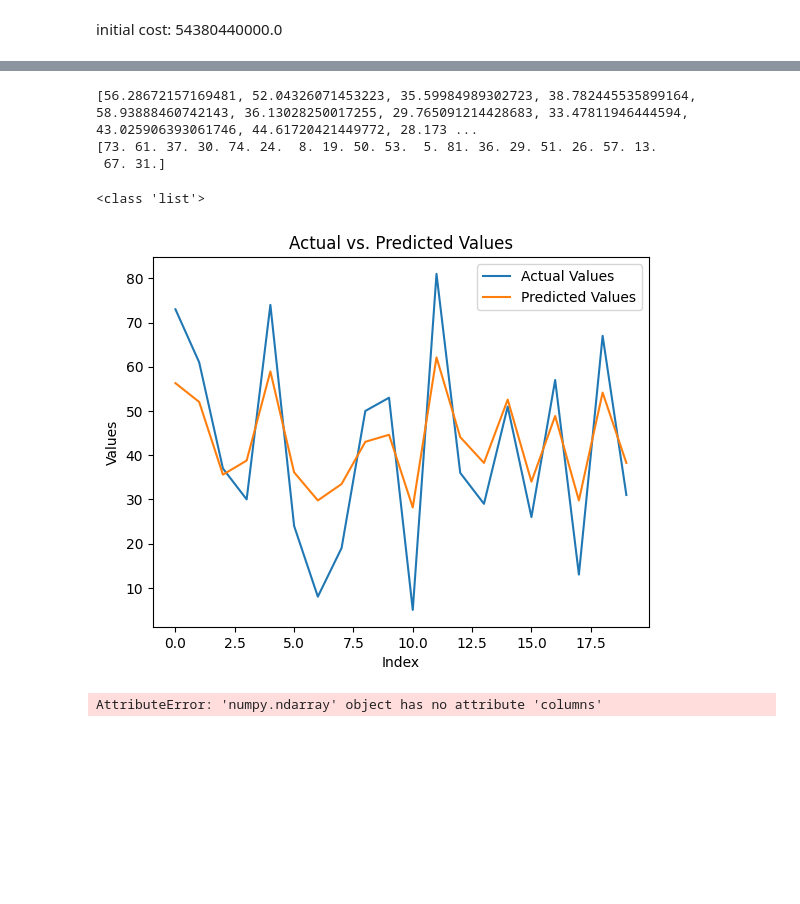
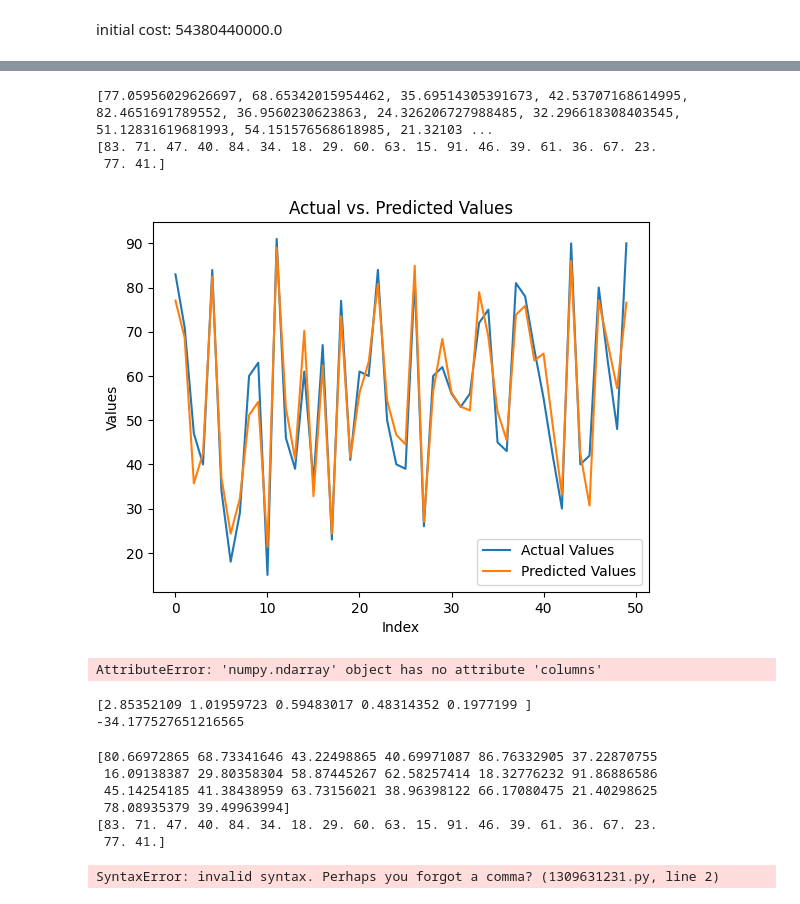
Before and after one commit to AkhlaqAltaf/TrainingToFirnasStds, a Jupyter notebook: lecture5/mult-l-reg-own-f(Hamad).ipynb, the cells around one changed output, grey strips where cells are left out. Cells and saved outputs as stored; diff of their text form; code cells hidden in the pictures; blank space fills up the shorter version.

```diff
--- a/lecture5/mult-l-reg-own-f(Hamad).ipynb
+++ b/lecture5/mult-l-reg-own-f(Hamad).ipynb
@@ -21,3 +21,6 @@ from sklearn.preprocessing import LabelEncoder
 le = LabelEncoder()
 # %%
 df["Extracurricular Activities"] = le.fit_transform(df["Extracurricular Activities"])
+# %%
+means = df.drop(columns=['Performance Index']).mean().tolist()
+means
@@ -148,6 +167,6 @@ print(calculate_cost([200],[100]))
 # %%
 w=np.ones(len(X[0]))
-b =0
+b =-30.82249999999999
 print(b)
 print(w)
 
@@ -162,13 +181,16 @@ def predict(Xt,w,b):
 
 def improve(X_train,ya,w,b):
     lr=0.0001
-    for i in range(10000):
+    for i in range(1000):
 
         yp =predict(X_train,w,b)
+        yn =sum(yp)/len(yp)
         cost = calculate_cost(ya=ya,yp=yp)
+        n=len(yp)
 
-        b +=lr*cost
-        w =[w+lr*cost for w in w]
+        b +=lr*cost-((yn-X_train.mean())/(n))
+        w =[w+lr*cost*2*mean for w,mean in zip(w,means)]
+        # w =[x+lr*cost for x in w]
         print(cost)
 
     return (cost,w,b)
@@ -250,30 +258,31 @@ error
 print(prediction[:20])
 print(y_train[:20])
 # %% [output]
-[56.28672157169481, 52.04326071453223, 35.59984989302723, 38.782445535899164, 58.93888460742143, 36.13028250017255, 29.765091214428683, 33.47811946444594, 43.025906393061746, 44.61720421449772, 28.173 ...
-[73. 61. 37. 30. 74. 24.  8. 19. 50. 53.  5. 81. 36. 29. 51. 26. 57. 13.
- 67. 31.]
+[77.05956029626697, 68.65342015954462, 35.69514305391673, 42.53707168614995, 82.4651691789552, 36.9560230623863, 24.326206727988485, 32.296618308403545, 51.12831619681993, 54.151576568618985, 21.32103 ...
+[83. 71. 47. 40. 84. 34. 18. 29. 60. 63. 15. 91. 46. 39. 61. 36. 67. 23.
+ 77. 41.]
 # %%
 y = list(y_train)
-print(type(y))
-y = y[:20]
-prediction=prediction[:20]
+y = y[:50]
+p=prediction[:50]
-# %% [output]
-<class 'list'>
 # %%
+y = list(y_train)
+y = y[:50]
+p=prediction[:50]
+
 import matplotlib.pyplot as plt
 
 # Assuming prediction is the predicted values for y_train
 plt.plot(y, label='Actual Values')  # Reset index to match the prediction if necessary
-plt.plot(prediction, label='Predicted Values')
+plt.plot(p, label='Predicted Values')
 
 plt.xlabel('Index')
 plt.ylabel('Values')
 plt.title('Actual vs. Predicted Values')
 plt.legend()  # Add legend to differentiate between the lines
 plt.show()
 # %% [output]
-[figure, old version]
+[figure, new version]
 # %%
 import matplotlib.pyplot as plt
 
@@ -289,0 +306,22 @@ AttributeError: 'numpy.ndarray' object has no attribute 'columns'
+# %%
+print(model.coef_)
+print(model.intercept_)
+# %% [output]
+[2.85352109 1.01959723 0.59483017 0.48314352 0.1977199 ]
+-34.177527651216565
+# %%
+print(y_pred[:20])
+print(y_train[:20])
+# %% [output]
+[80.66972865 68.73341646 43.22498865 40.69971087 86.76332905 37.22870755
+ 16.09138387 29.80358304 58.87445267 62.58257414 18.32776232 91.86886586
+ 45.14254185 41.38438959 63.73156021 38.96398122 66.17080475 21.40298625
+ 78.08935379 39.49963994]
+[83. 71. 47. 40. 84. 34. 18. 29. 60. 63. 15. 91. 46. 39. 61. 36. 67. 23.
+ 77. 41.]
+# %%
+[78.5592832095539, 69.45714452893208, 33.14298631027984, 41.42772014474991, 84.65998023108413, 34.850933942973356, 21.14180726214623, 30.775204068306437, 51.032174829219315, 54.09529628205614, 18.12777008278308, 92.09060651685068, 52.05768009955736, 39.71762600691682, 71.98777589173947, 30.444722518667447, 62.675217407942526, 21.143953767285794, 75.87838215057788, 40.570867040422684]
+[83. 71. 47. 40. 84. 34. 18. 29. 60. 63. 15. 91. 46. 39. 61. 36. 67. 23.
+ 77. 41.]
+# %% [output]
+SyntaxError: invalid syntax. Perhaps you forgot a comma? (1309631231.py, line 2)
```
Also changed, not shown: parts of 10 cells of this notebook, 2 other files.
